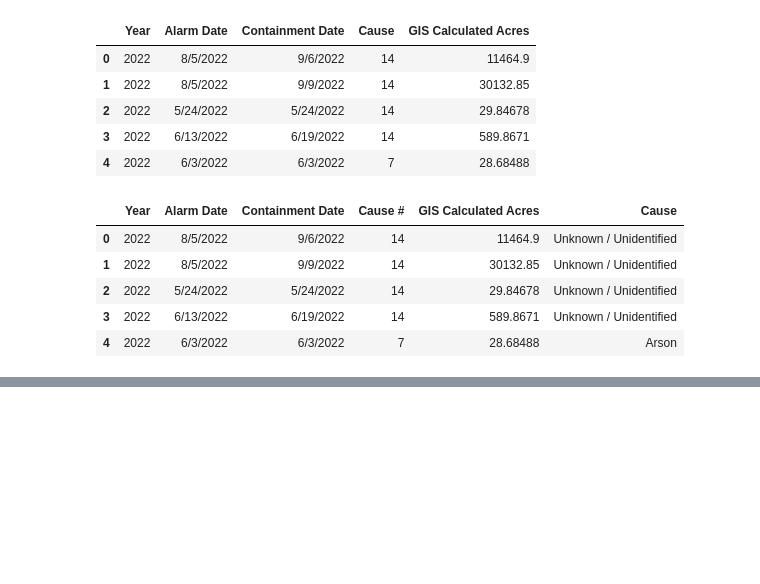
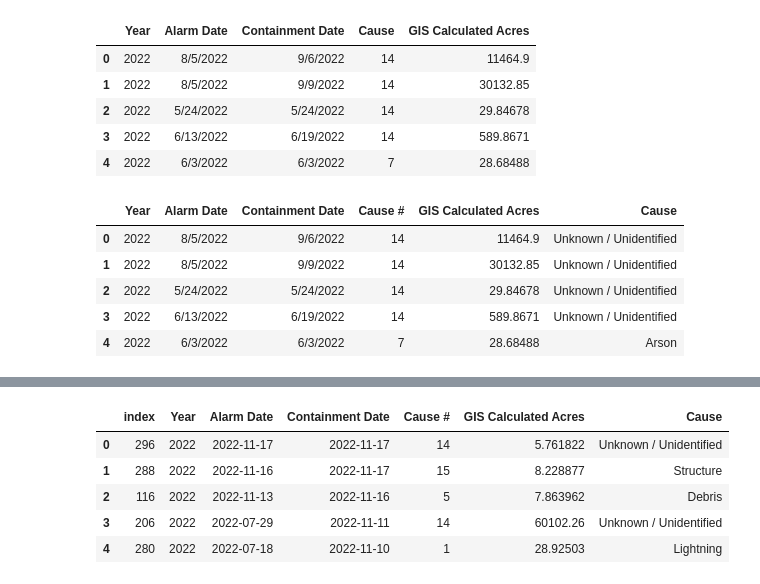
Before and after one commit to epsilonite/pandas-project, a Jupyter notebook: California Wildfire Seasonality/Eddie/CA-Wildfire-2022.ipynb, the cells around one changed output, grey strips where cells are left out. Saved outputs shown, nothing was run; the diff lists cells and outputs as text; code cells hidden in the pictures; blank space fills up the shorter version.

```diff
--- a/California Wildfire Seasonality/Eddie/CA-Wildfire-2022.ipynb
+++ b/California Wildfire Seasonality/Eddie/CA-Wildfire-2022.ipynb
@@ -130,0 +135,12 @@ NameError: name 'earliest_fire' is not defined
+# %%
+df_2022['Containment Date'] = pd.to_datetime(df_2022['Containment Date'])
+df_bycontainment = df_2022.sort_values(by='Containment Date', ascending = False).reset_index()
+latest_containment = df_bycontainment['Containment Date'][0]
+df_bycontainment.head()
+# %% [output]
+|  | index | Year | Alarm Date | Containment Date | Cause # | GIS Calculated Acres | Cause |
+| 0 | 296 | 2022 | 2022-11-17 | 2022-11-17 | 14 | 5.761822 | Unknown / Unidentified |
+| 1 | 288 | 2022 | 2022-11-16 | 2022-11-17 | 15 | 8.228877 | Structure |
+| 2 | 116 | 2022 | 2022-11-13 | 2022-11-16 | 5 | 7.863962 | Debris |
+| 3 | 206 | 2022 | 2022-07-29 | 2022-11-11 | 14 | 60102.26 | Unknown / Unidentified |
+| 4 | 280 | 2022 | 2022-07-18 | 2022-11-10 | 1 | 28.92503 | Lightning |
```
Also changed, not shown: parts of 5 cells of this notebook, 10 other files.
